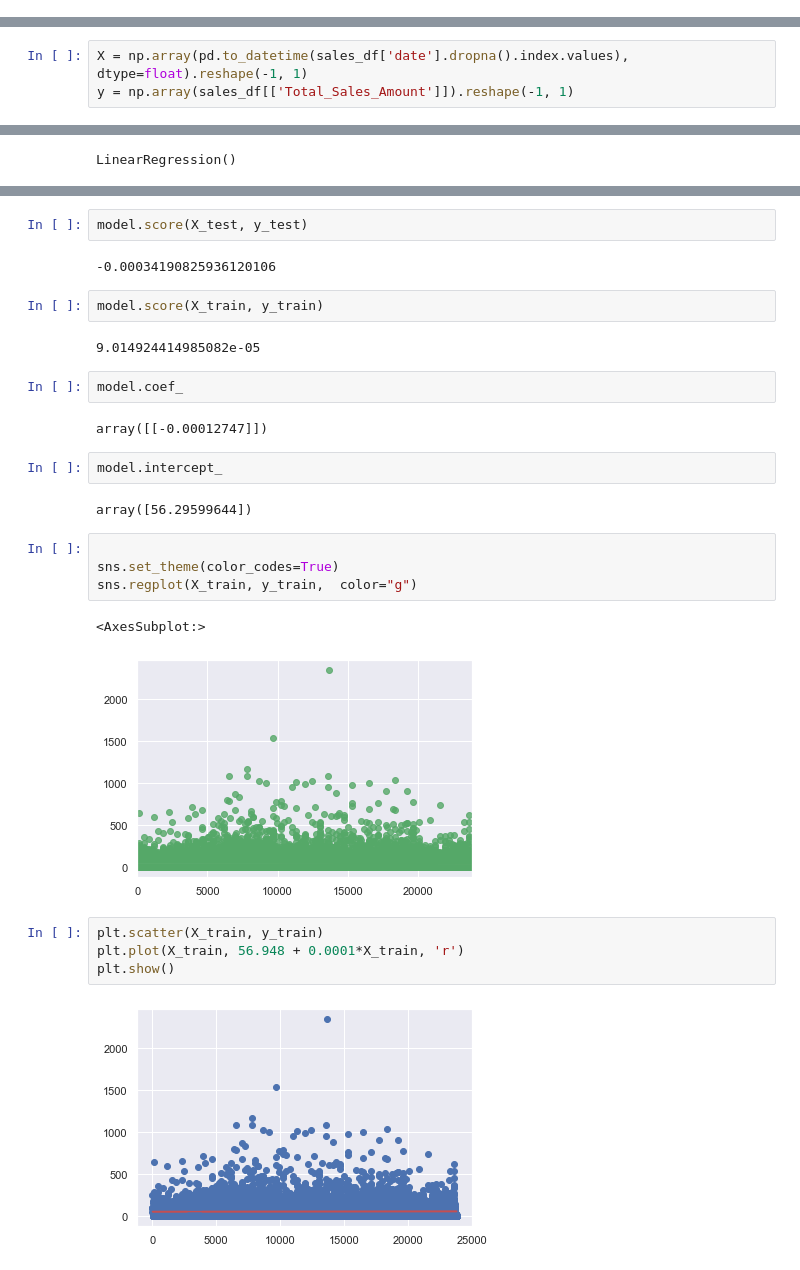
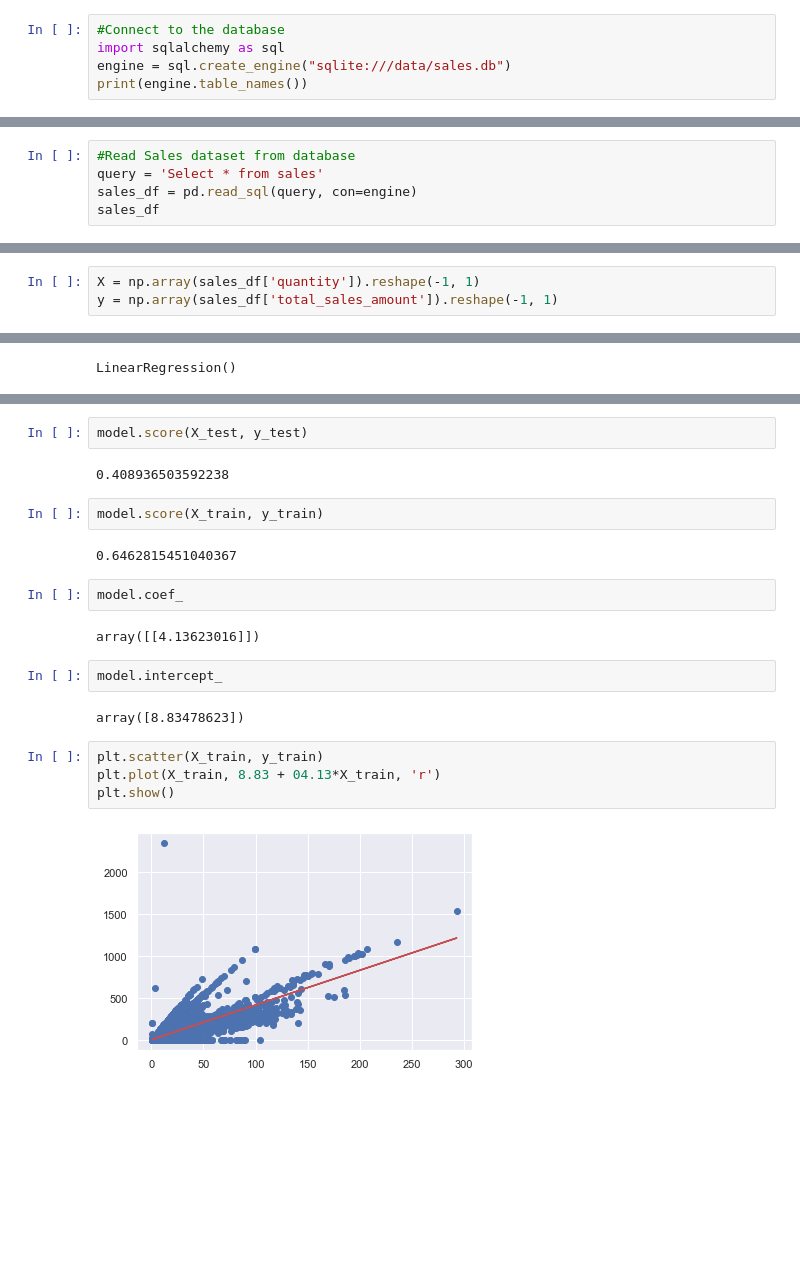
Before and after one commit to jilias/Tracks_Tavern_Data, a Jupyter notebook: LinearRegression_Tavern_Data.ipynb, the cells around one changed output, grey strips where cells are left out. Cells and saved outputs as stored; diff of their text form; blank space fills up the shorter version.

```diff
--- a/LinearRegression_Tavern_Data.ipynb
+++ b/LinearRegression_Tavern_Data.ipynb
@@ -16,0 +7,5 @@ Index(['Item', 'Item_Code', 'Quantity', 'Unit_Price', 'Total_Sales_Amount',
+# %%
+#Connect to the database
+import sqlalchemy as sql
+engine = sql.create_engine("sqlite:///data/sales.db")
+print(engine.table_names())
@@ -16,0 +14,5 @@ Index(['Item', 'Item_Code', 'Quantity', 'Unit_Price', 'Total_Sales_Amount',
+# %%
+#Read Sales dataset from database
+query = 'Select * from sales'
+sales_df = pd.read_sql(query, con=engine)
+sales_df
@@ -29,6 +45,6 @@ sales_df.describe()
 # %%
-X = np.array(pd.to_datetime(sales_df['date'].dropna().index.values), dtype=float).reshape(-1, 1)
-y = np.array(sales_df[['Total_Sales_Amount']]).reshape(-1, 1)
+X = np.array(sales_df['quantity']).reshape(-1, 1)
+y = np.array(sales_df['total_sales_amount']).reshape(-1, 1)
 # %%
 from sklearn.model_selection import train_test_split
 X_train, X_test, y_train, y_test = train_test_split(X, y, test_size=0.4, random_state=0)
@@ -52,31 +68,24 @@ print(y_pred)
 # %%
 model.score(X_test, y_test)
 # %% [output]
--0.00034190825936120106
+0.408936503592238
 # %%
 model.score(X_train, y_train)
 # %% [output]
-9.014924414985082e-05
+0.6462815451040367
 # %%
 model.coef_
 # %% [output]
-array([[-0.00012747]])
+array([[4.13623016]])
 # %%
 model.intercept_
 # %% [output]
-array([56.29599644])
+array([8.83478623])
-# %%
-
-sns.set_theme(color_codes=True)
-sns.regplot(X_train, y_train,  color="g")
-# %% [output]
-<AxesSubplot:>
-[figure, removed]
 # %%
 plt.scatter(X_train, y_train)
-plt.plot(X_train, 56.948 + 0.0001*X_train, 'r')
+plt.plot(X_train, 8.83 + 04.13*X_train, 'r')
 plt.show()
 # %% [output]
-[figure, old version]
+[figure, new version]
 # %%
 plt.scatter(X_test, y_test)
```
Also changed, not shown: parts of 6 cells of this notebook.
